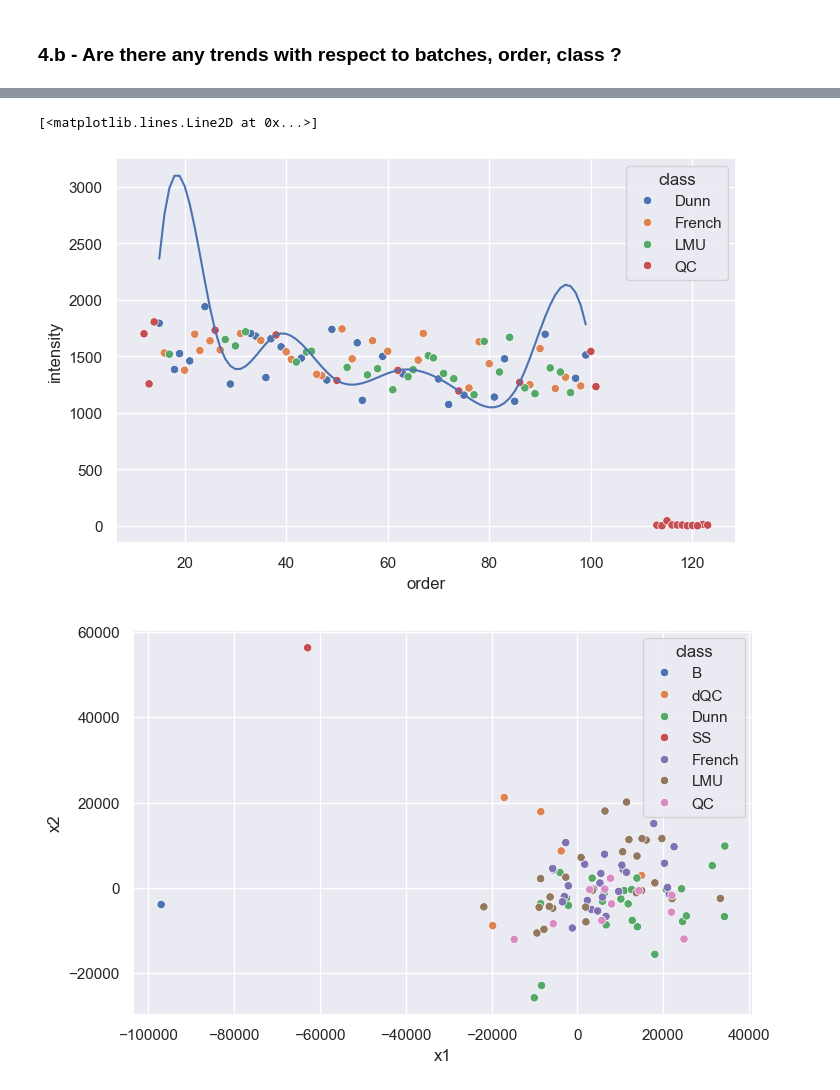
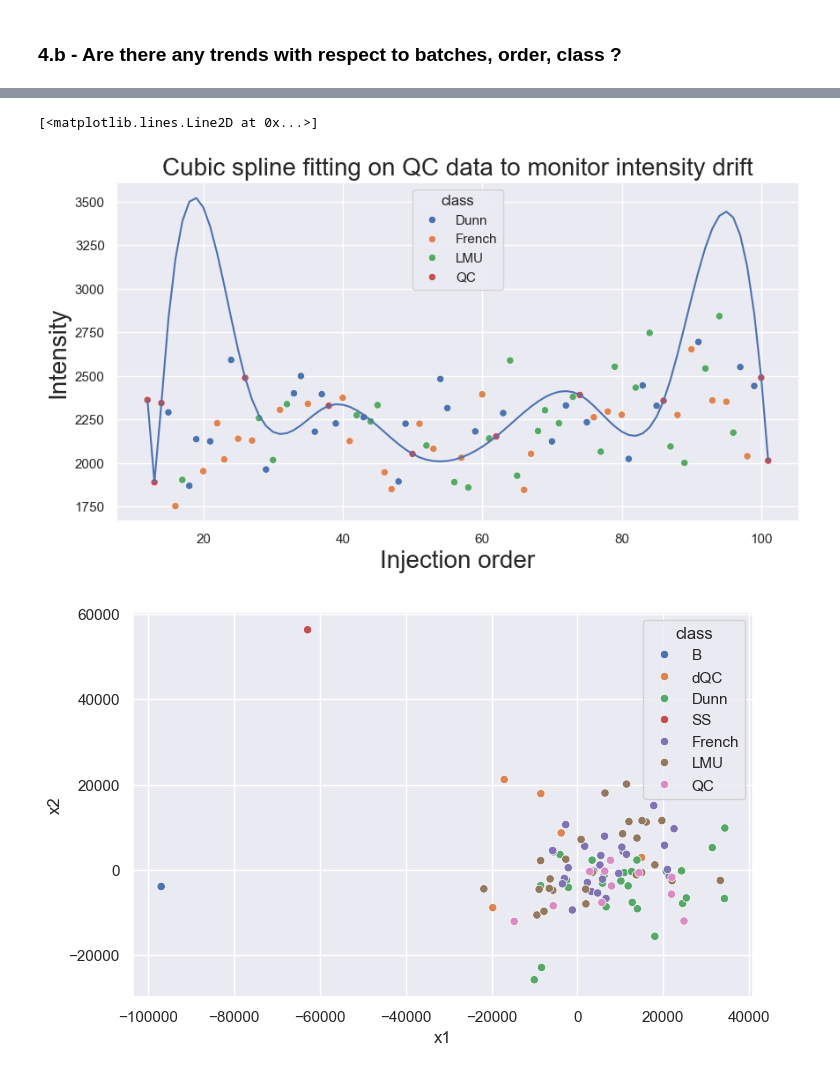
Before and after one commit to PhiCtl/glycan-biomarkers, a Jupyter notebook: src/eda/eda.ipynb, the cells around one changed output, grey strips where cells are left out. Saved outputs shown, nothing was run; the diff lists cells and outputs as text; code cells hidden in the pictures.

```diff
--- a/src/eda/eda.ipynb
+++ b/src/eda/eda.ipynb
@@ -343 +343,11 @@ These are the closest features to the exogenous compounds, in term of mz and rt
 {'GU4': 'FT-005', 'GU5': 'FT-010', 'GU14': 'FT-162', 'GU15': 'FT-169'}
+# %%
+sns.set(rc = {'figure.figsize':(35, 8)})
+fig = sns.scatterplot(data = df_data_melt.loc[df_data_melt['class'] == 'SS'],\
+                   x='feature', y='intensity',hue='batch', palette = 'Set2')
+fig.axes.set_title('Intensities across features for SS samples',fontsize=20)
+fig.set_xlabel("Feature name",fontsize=20)
+fig.set_ylabel("Intensity",fontsize=20)
+fig.set(yscale='log')
+plt.xticks(rotation=90)
+plt.show()
@@ -359,7 +369,7 @@ high_intensity_feats_meta[high_intensity_feats_meta['feature'].isin(closest_feat
 # %% [markdown]
 Features 5, 10, 162 and 169 are closest in terms of euclidean distance to exogenous compounds of interest. These features have been successfully detected with a high intensity for the first SS sample, therefore standards have been successfully detected in the first phase of the experiment.
 # %%
-sns.set(rc = {'figure.figsize':(8, 5)})
+sns.set(rc = {'figure.figsize':(8, 3)})
 df_plot = high_intensity_feats_meta[['feature', 'mz', 'rt']]
 df_plot = pd.concat([df_plot, df_ex_std.rename(columns={'compound_id':'feature', 'Retention_time':'rt'})])
 fig = sns.scatterplot(df_plot, x='mz', y='rt', marker='+')
@@ -466,16 +451,19 @@ sns.scatterplot(data=df_plot, x='order', y='intensity', hue='class')
 # %%
 from scipy.interpolate import CubicSpline
 
-df_plot = df_data_melt[(df_data_melt['feature_number'] == 150) & (df_data_melt['class'].isin(['QC', 'Dunn', 'LMU', 'French']))]
-df_QC = df_data_melt[(df_data_melt['class'].isin(['QC'])) & (df_data_melt['batch'] == 1) & (df_data_melt['feature_number'] == 150)].sort_values(by='order')
+df_plot = df_data_melt[(df_data_melt['feature_number'] == 1) & (df_data_melt['class'].isin(['QC', 'Dunn', 'LMU', 'French'])) & (df_data_melt['batch'] == 1)]
+df_QC = df_data_melt[(df_data_melt['class'].isin(['QC'])) & (df_data_melt['batch'] == 1) & (df_data_melt['feature_number'] == 1)].sort_values(by='order')
 
 cs = CubicSpline(df_QC['order'], df_QC['intensity'])
 
-sns.scatterplot(data=df_plot, x='order', y='intensity', hue='class')
-plt.plot([i for i in range(15, 100, 1)], cs([i for i in range(15, 100, 1)]))
+fig = sns.scatterplot(data=df_plot, x='order', y='intensity', hue='class')
+fig.axes.set_title('Cubic spline fitting on QC data to monitor intensity drift',fontsize=20)
+fig.set_xlabel("Injection order",fontsize=20)
+fig.set_ylabel("Intensity",fontsize=20)
+plt.plot([i for i in range(12, 102, 1)], cs([i for i in range(12, 102, 1)]))
 # %% [output]
 [<matplotlib.lines.Line2D at 0x...>]
-[figure, old version]
+[figure, new version]
 # %%
 from sklearn.decomposition import PCA
 
```
Also changed, not shown: parts of 56 cells of this notebook.
